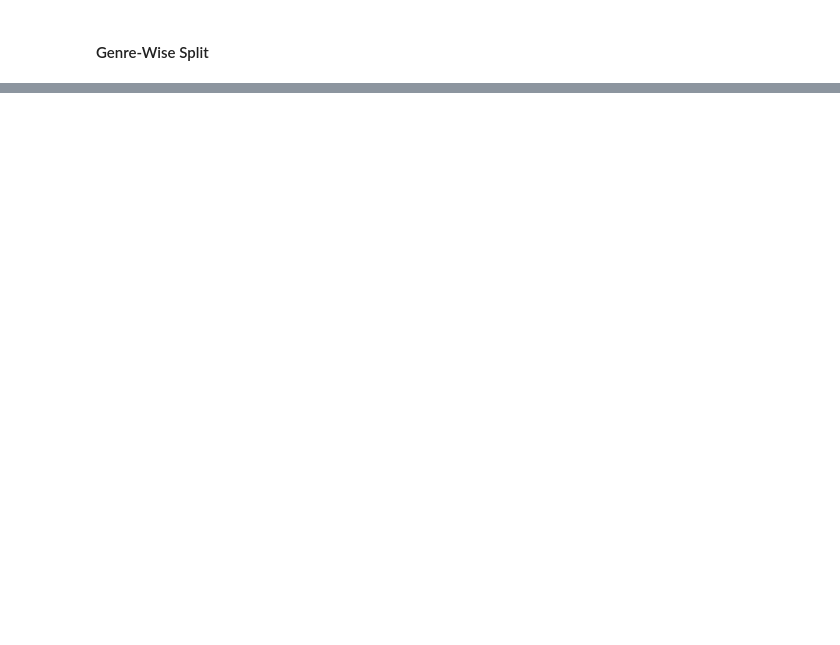
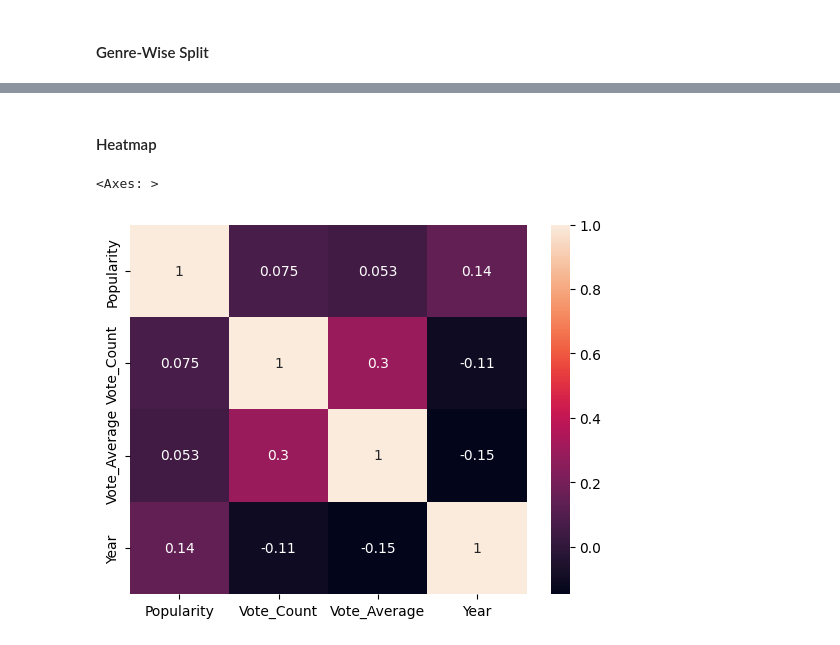
Before and after one commit to RampageousRJ/Movie-Recommender-System, a Jupyter notebook: model/model.ipynb, the cells around one changed output, grey strips where cells are left out. Drawn from its saved outputs; the diff is of its cells as text; code cells hidden in the pictures; blank space fills up the shorter version.

```diff
--- a/model/model.ipynb
+++ b/model/model.ipynb
@@ -130,0 +142,8 @@ Minimum Genre and Value:  Documentary & 31
+# %% [markdown]
+#### Heatmap
+# %%
+cols = df.describe().columns
+sb.heatmap(df[cols].corr(),annot=True)
+# %% [output]
+<Axes: >
+[figure, added]
```
Also changed, not shown: parts of 19 cells of this notebook.
